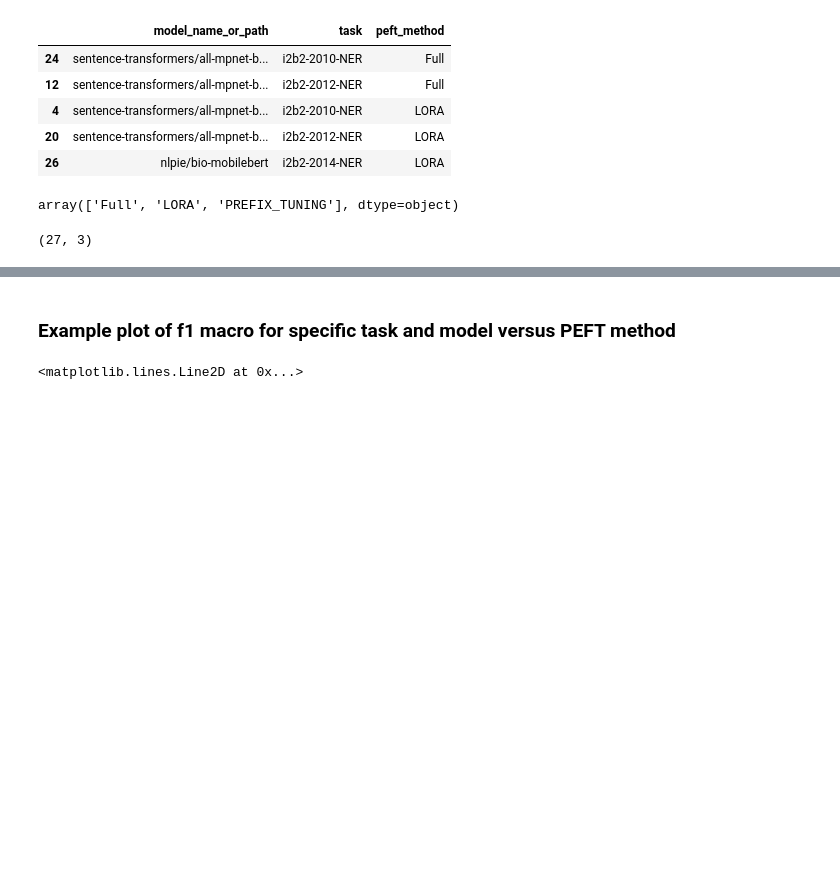
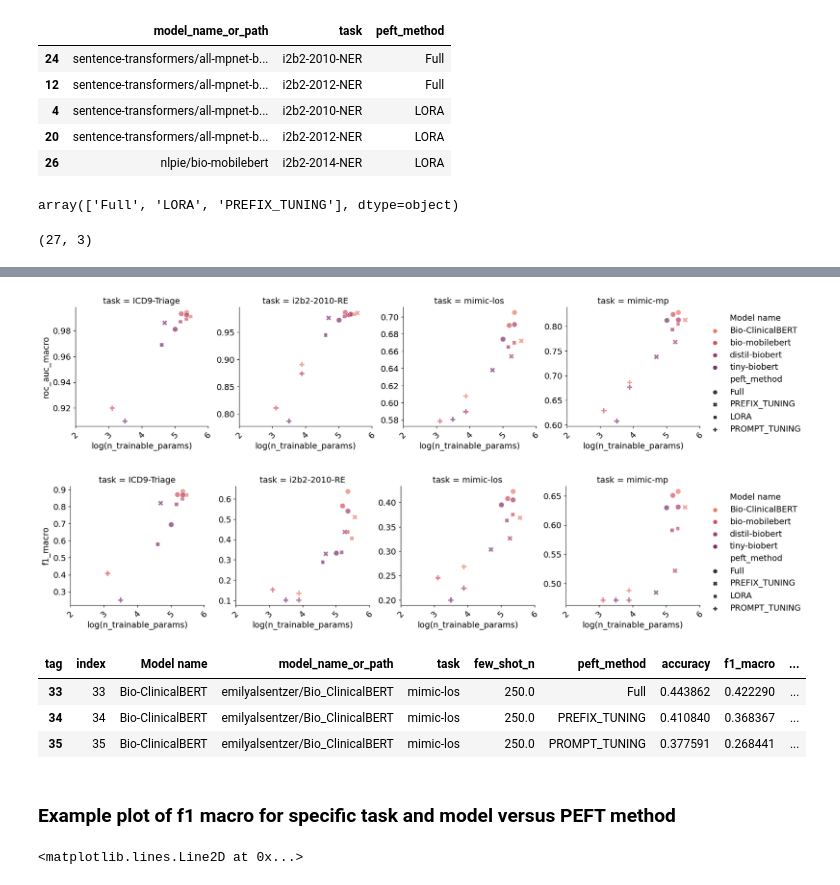
Before and after one commit to nlpie-research/efficient-ml, a Jupyter notebook: notebooks/load_tb_files.ipynb, the cells around one changed output, grey strips where cells are left out. Cells and saved outputs as stored; diff of their text form; code cells hidden in the pictures; blank space fills up the shorter version.

```diff
--- a/notebooks/load_tb_files.ipynb
+++ b/notebooks/load_tb_files.ipynb
@@ -602,3 +616,34 @@ ner_pending_tasks.to_csv('../training_bash_scripts/pending_tasks_TOKEN_CLS.csv',
+# %%
+plot_df = cls_results_df.loc[cls_results_df['few_shot_n'] > 200].copy()
+plot_df =  plot_df.loc[plot_df['task'] != 'mednli']
+plot_df = plot_df.loc[plot_df['Model name'].isin(
+    ['tiny-biobert', 'distil-biobert', 'bio-mobilebert', 'Bio-ClinicalBERT'])]
+# plot_df.sort_values(['Model name', 'peft_method', 'task', 'few_shot_n', 'f1_macro'],
+#                             ascending=False, inplace=True)
+# plot_df.drop_duplicates(['Model name', 'peft_method', 'task', 'few_shot_n'], inplace=True)
+plot_df['roc_auc_macro'] = plot_df['roc_auc_macro'].apply(lambda x: round(x, 3)).values
+# %%
+metrics = ['roc_auc_macro', 'f1_macro']
+plot_df['log(n_trainable_params)'] = np.log10(plot_df['PEFT_params'])
+for metric in metrics:
+    fg = sns.FacetGrid(data=plot_df, col='task', sharey=False,
+                       sharex=True, legend_out=True, aspect=1, height=4)
+    fg.map_dataframe(sns.scatterplot, x='log(n_trainable_params)', y=metric, style='peft_method',
+                     hue='Model name', palette='flare', s=80, alpha=0.7,
+                     style_order=['Full', 'PREFIX_TUNING', 'LORA', 'PROMPT_TUNING'])
+    fg.add_legend()
+    fg.set_xticklabels(rotation = 45)
+    plt.show()
+# %% [output]
+[figure, added]
+[figure, added]
+# %%
+plot_df.query("`Model name` == 'Bio-ClinicalBERT' & `task` == 'mimic-los'")
+# %% [output]
+| tag | index | Model name | model_name_or_path | task | few_shot_n | peft_method | accuracy | f1_macro | ... |
+| 33 | 33 | Bio-ClinicalBERT | emilyalsentzer/Bio_ClinicalBERT | mimic-los | 250.0 | Full | 0.443862 | 0.422290 | ... |
+| 34 | 34 | Bio-ClinicalBERT | emilyalsentzer/Bio_ClinicalBERT | mimic-los | 250.0 | PREFIX_TUNING | 0.410840 | 0.368367 | ... |
+| 35 | 35 | Bio-ClinicalBERT | emilyalsentzer/Bio_ClinicalBERT | mimic-los | 250.0 | PROMPT_TUNING | 0.377591 | 0.268441 | ... |
 # %% [markdown]
 ### Example plot of f1 macro for specific task and model versus PEFT method
 # %%
```
Also changed, not shown: parts of 15 cells of this notebook, 3 other files.
